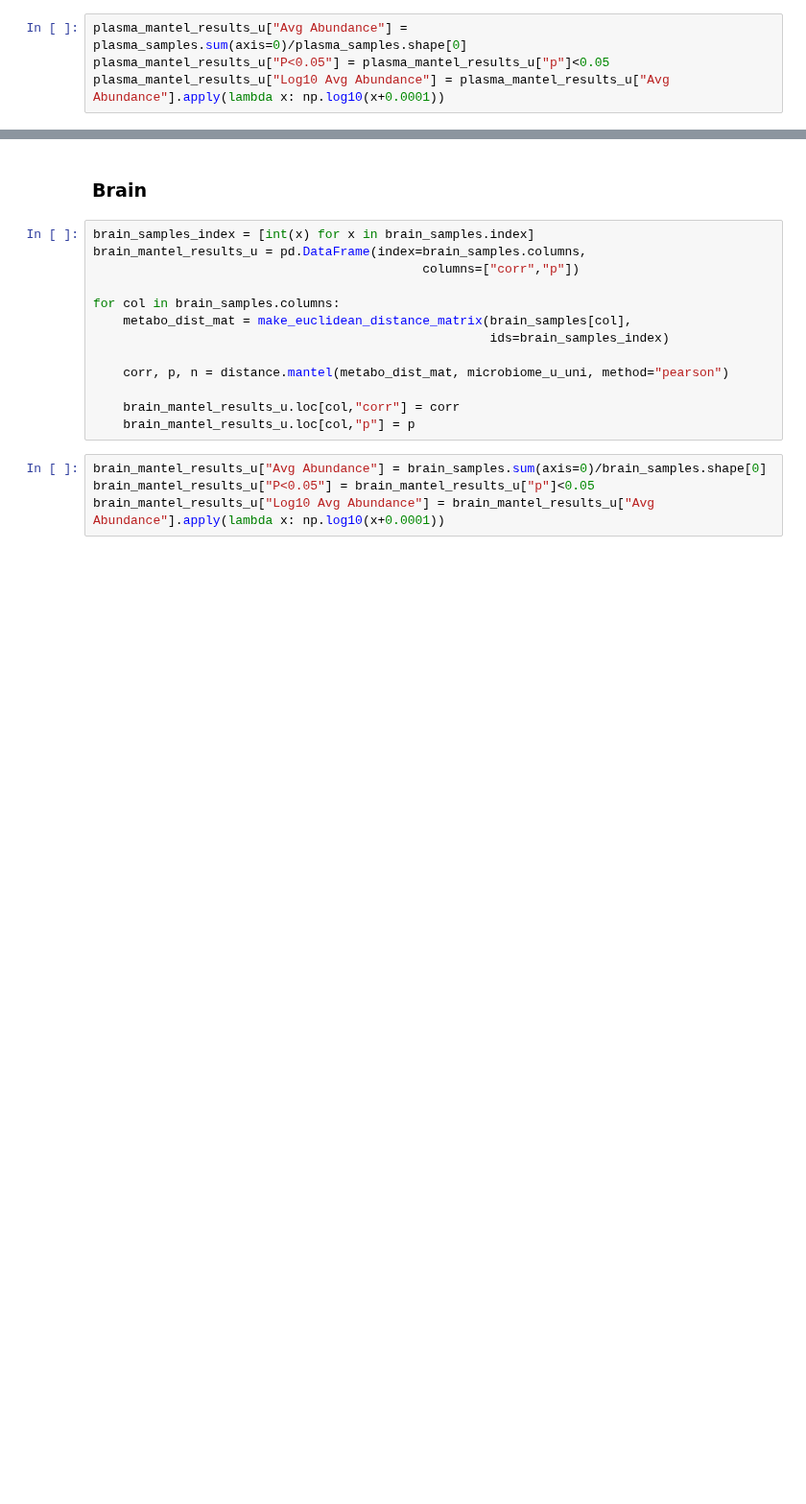
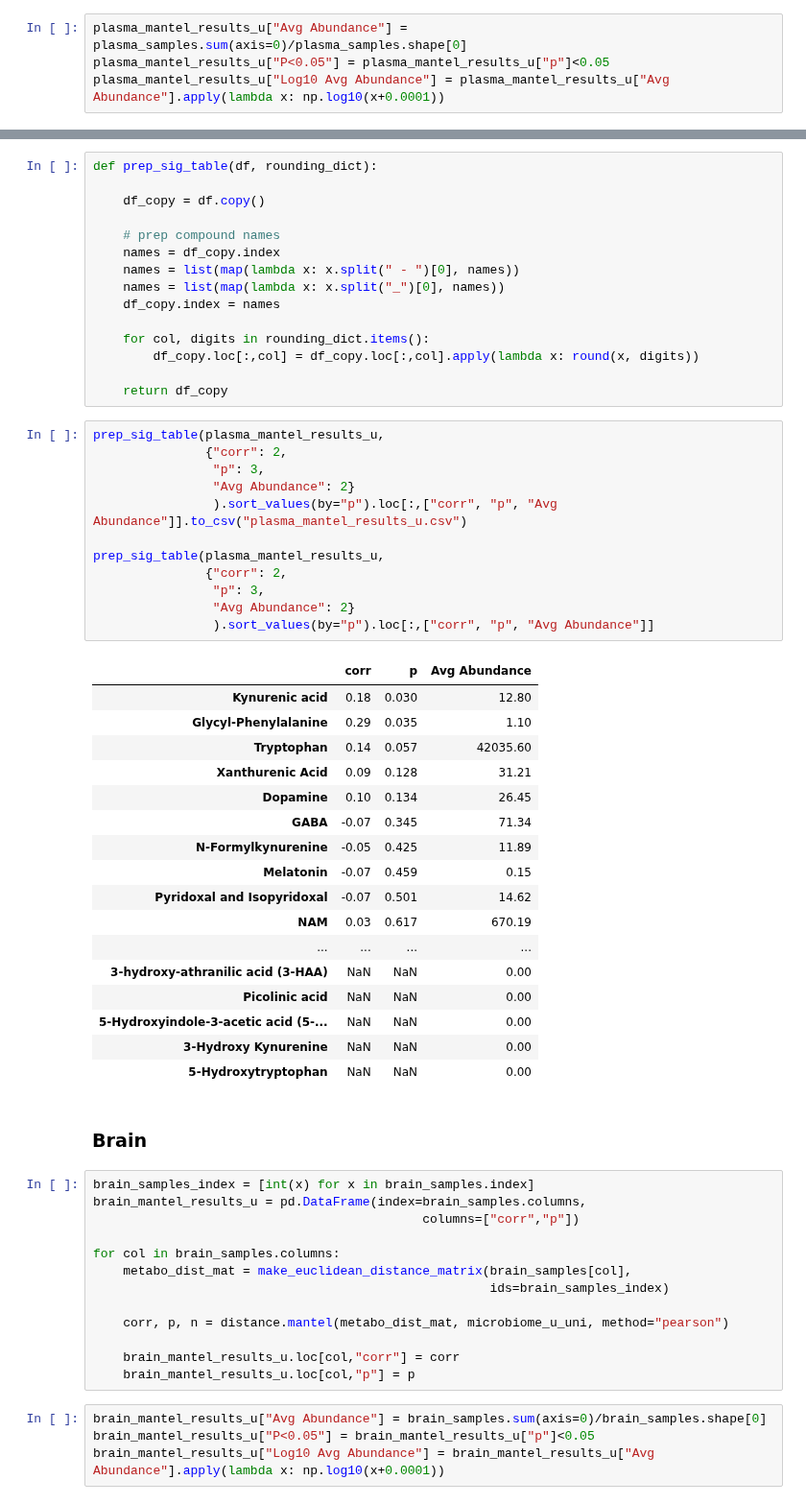
Before and after one commit to sterrettJD/GT-micro-metabo, a Jupyter notebook: analysis/Neurotransmitters.ipynb, the cells around one changed output, grey strips where cells are left out. Shown at 96% size. Saved outputs shown, nothing was run; the diff lists cells and outputs as text; blank space fills up the shorter version.

Commit message:
export neuro mantel tables

```diff
--- a/analysis/Neurotransmitters.ipynb
+++ b/analysis/Neurotransmitters.ipynb
@@ -257,3 +255,48 @@ plasma_mantel_results_u
+# %%
+def prep_sig_table(df, rounding_dict):
+
+    df_copy = df.copy()
+
+    # prep compound names
+    names = df_copy.index
+    names = list(map(lambda x: x.split(" - ")[0], names))
+    names = list(map(lambda x: x.split("_")[0], names))
+    df_copy.index = names
+
+    for col, digits in rounding_dict.items():
+        df_copy.loc[:,col] = df_copy.loc[:,col].apply(lambda x: round(x, digits))
+
+    return df_copy
+# %%
+prep_sig_table(plasma_mantel_results_u,
+               {"corr": 2,
+                "p": 3,
+                "Avg Abundance": 2}
+                ).sort_values(by="p").loc[:,["corr", "p", "Avg Abundance"]].to_csv("plasma_mantel_results_u.csv")
+
+prep_sig_table(plasma_mantel_results_u,
+               {"corr": 2,
+                "p": 3,
+                "Avg Abundance": 2}
+                ).sort_values(by="p").loc[:,["corr", "p", "Avg Abundance"]]
+# %% [output]
+|  | corr | p | Avg Abundance |
+| Kynurenic acid | 0.18 | 0.030 | 12.80 |
+| Glycyl-Phenylalanine | 0.29 | 0.035 | 1.10 |
+| Tryptophan | 0.14 | 0.057 | 42035.60 |
+| Xanthurenic Acid | 0.09 | 0.128 | 31.21 |
+| Dopamine | 0.10 | 0.134 | 26.45 |
+| GABA | -0.07 | 0.345 | 71.34 |
+| N-Formylkynurenine | -0.05 | 0.425 | 11.89 |
+| Melatonin | -0.07 | 0.459 | 0.15 |
+| Pyridoxal and Isopyridoxal | -0.07 | 0.501 | 14.62 |
+| NAM | 0.03 | 0.617 | 670.19 |
+| ... | ... | ... | ... |
+| 3-hydroxy-athranilic acid (3-HAA) | NaN | NaN | 0.00 |
+| Picolinic acid | NaN | NaN | 0.00 |
+| 5-Hydroxyindole-3-acetic acid (5-... | NaN | NaN | 0.00 |
+| 3-Hydroxy Kynurenine | NaN | NaN | 0.00 |
+| 5-Hydroxytryptophan | NaN | NaN | 0.00 |
 # %% [markdown]
 ### Brain
 # %%
```
Also changed, not shown: parts of 8 cells of this notebook.
